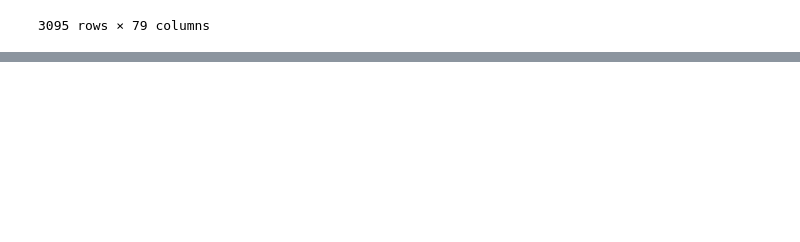
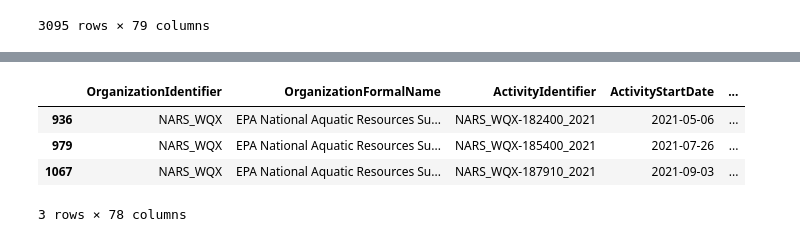
Before and after one commit to vishalival/eneres131-final-proj, a Jupyter notebook: core_prediction_question.ipynb, the cells around one changed output, grey strips where cells are left out. Cells and saved outputs as stored; diff of their text form; code cells hidden in the pictures; blank space fills up the shorter version.

Commit message:
data

```diff
--- a/core_prediction_question.ipynb
+++ b/core_prediction_question.ipynb
@@ -246,3 +246,6 @@ water_df = activity_df[activity_df["ActivityMediaName"] == "Water"]
 | 4495 | CABEACH_WQX | California State Water Resource C... | CABEACH_WQX-2637377 | Sample-Routine | Water | ... |
 | 4496 | CABEACH_WQX | California State Water Resource C... | CABEACH_WQX-2610385 | Sample-Routine | Water | ... |
 3095 rows × 79 columns
+# %%
+result_df = pd.read_csv("data/narrowresult.csv")
+result_df
@@ -248,0 +286,8 @@ water_df = activity_df[activity_df["ActivityMediaName"] == "Water"]
+# %%
+result_df[result_df['CharacteristicName'] == 'True color']
+# %% [output]
+|  | OrganizationIdentifier | OrganizationFormalName | ActivityIdentifier | ActivityStartDate | ... |
+| 936 | NARS_WQX | EPA National Aquatic Resources Su... | NARS_WQX-182400_2021 | 2021-05-06 | ... |
+| 979 | NARS_WQX | EPA National Aquatic Resources Su... | NARS_WQX-185400_2021 | 2021-07-26 | ... |
+| 1067 | NARS_WQX | EPA National Aquatic Resources Su... | NARS_WQX-187910_2021 | 2021-09-03 | ... |
+3 rows × 78 columns
```
Also changed, not shown: parts of 2 cells of this notebook, 10 other files.
